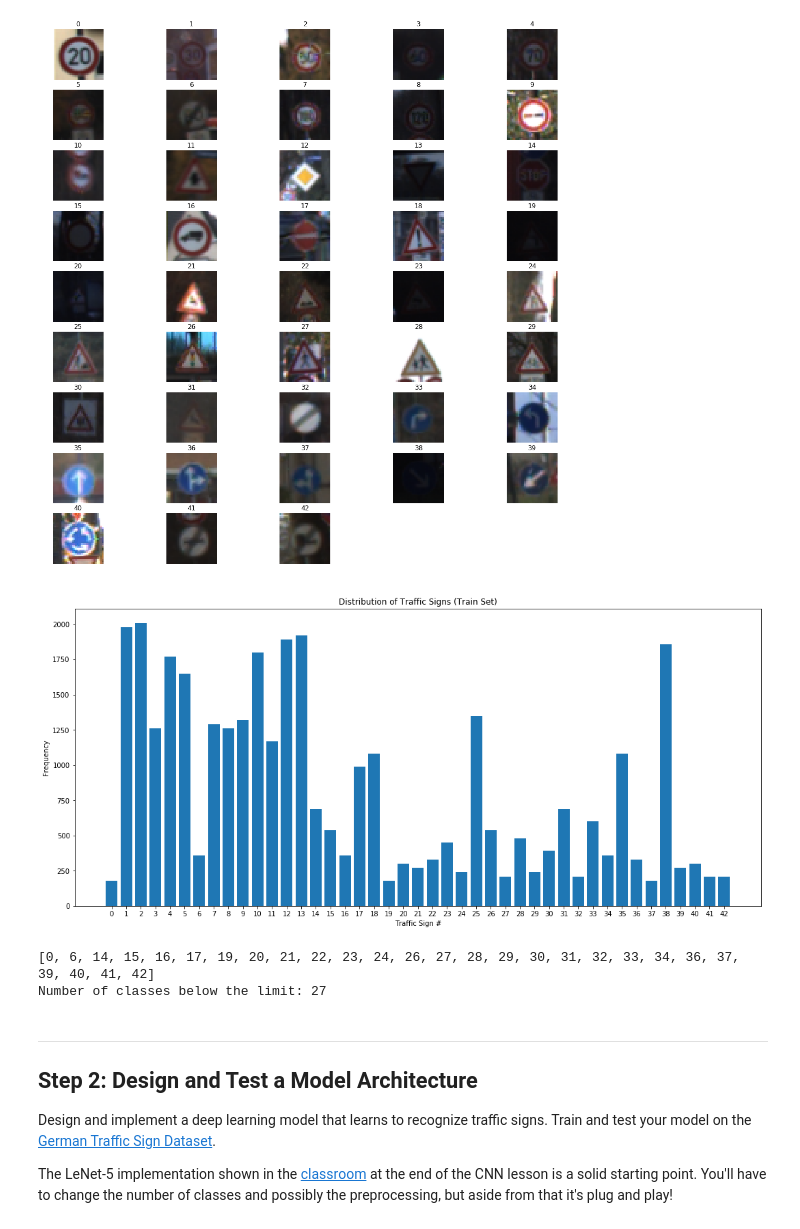
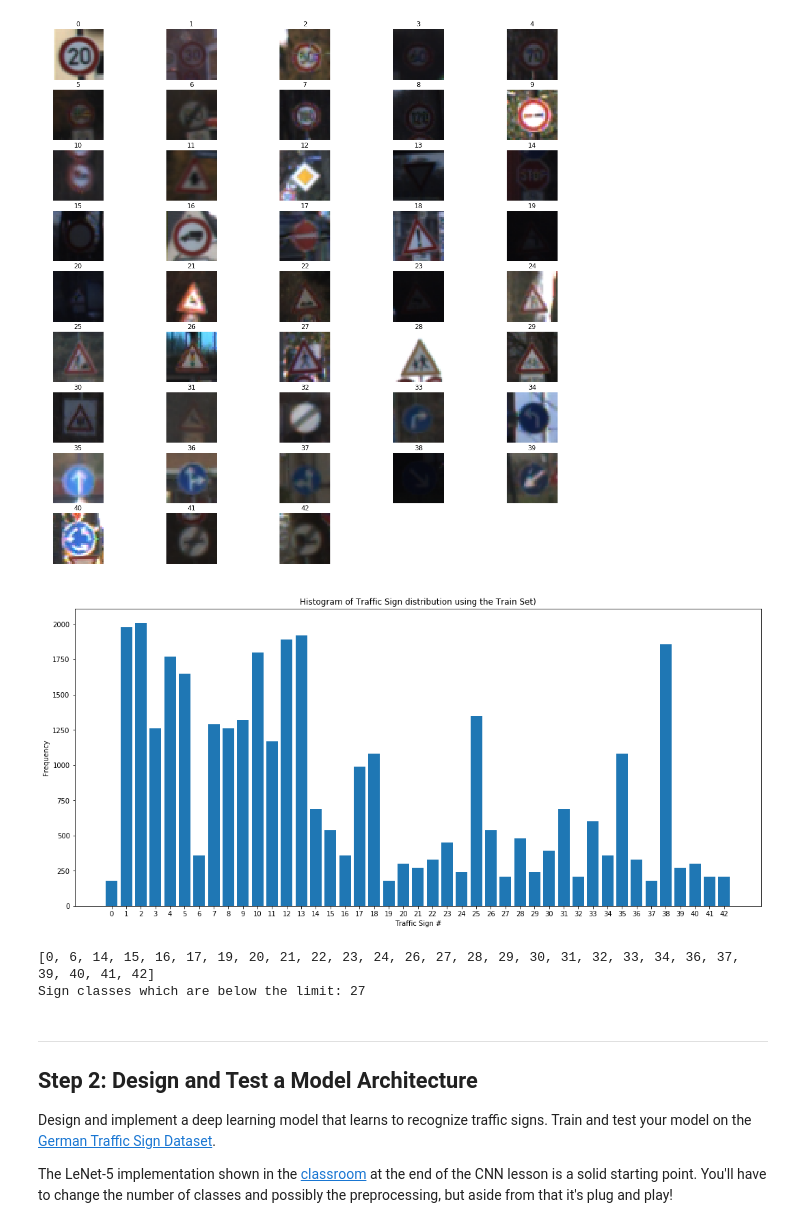
Before and after one commit to TrunksLegendary/Udacity-SDCE-CarND-Traffic-Sign-Classifier-Project, a Jupyter notebook: Udacity-SDCE-CarND-Traffic-Sign-Classifier-Project.ipynb, the cells around one changed output. Drawn from its saved outputs; the diff is of its cells as text; code cells hidden in the pictures.

```diff
--- a/Udacity-SDCE-CarND-Traffic-Sign-Classifier-Project.ipynb
+++ b/Udacity-SDCE-CarND-Traffic-Sign-Classifier-Project.ipynb
@@ -124,30 +124,30 @@ plt.show()
 # %% [output]
 [figure]
 # %%
-# Plot the histogram of traffic sign counts
-unique_val, unique_count = np.unique(y_train, return_counts = True)
+# Histogram of the Traffic Sign distribution
+val1, val2 = np.unique(y_train, return_counts = True)
 plt.figure(figsize=(18, 8))
-plt.bar(unique_val, unique_count)
-plt.title("Distribution of Traffic Signs (Train Set)")
+plt.bar(val1, val2)
+plt.title("Histogram of Traffic Sign distribution using the Train Set)")
 plt.xlabel("Traffic Sign #")
 plt.ylabel("Frequency")
 plt.xticks(np.arange(min(y_train), max(y_train) + 1, 1))
 plt.show()
 # %% [output]
-[figure, old version]
+[figure, new version]
 # %%
-### Classes with less than (low_count_limit) images
+### Classes with less than 1000 images
 
 low_count_limit = 1000
 unique_classes, freq_classes = np.unique(y_train, return_counts = True)
-unique = dict(zip(unique_val, unique_count))
+unique = dict(zip(val1, val2))
 low_unique = {k: v for k, v in unique.items() if v < low_count_limit}
 low_class_list = sorted(list(low_unique.keys()))
 print(low_class_list)
-print("Number of classes below the limit:", len(low_class_list))
+print("Sign classes which are below the limit:", len(low_class_list))
 # %% [output]
 [0, 6, 14, 15, 16, 17, 19, 20, 21, 22, 23, 24, 26, 27, 28, 29, 30, 31, 32, 33, 34, 36, 37, 39, 40, 41, 42]
-Number of classes below the limit: 27
+Sign classes which are below the limit: 27
 # %% [markdown]
 ----
 
```
Also changed, not shown: parts of 13 cells of this notebook, 5 other files.
